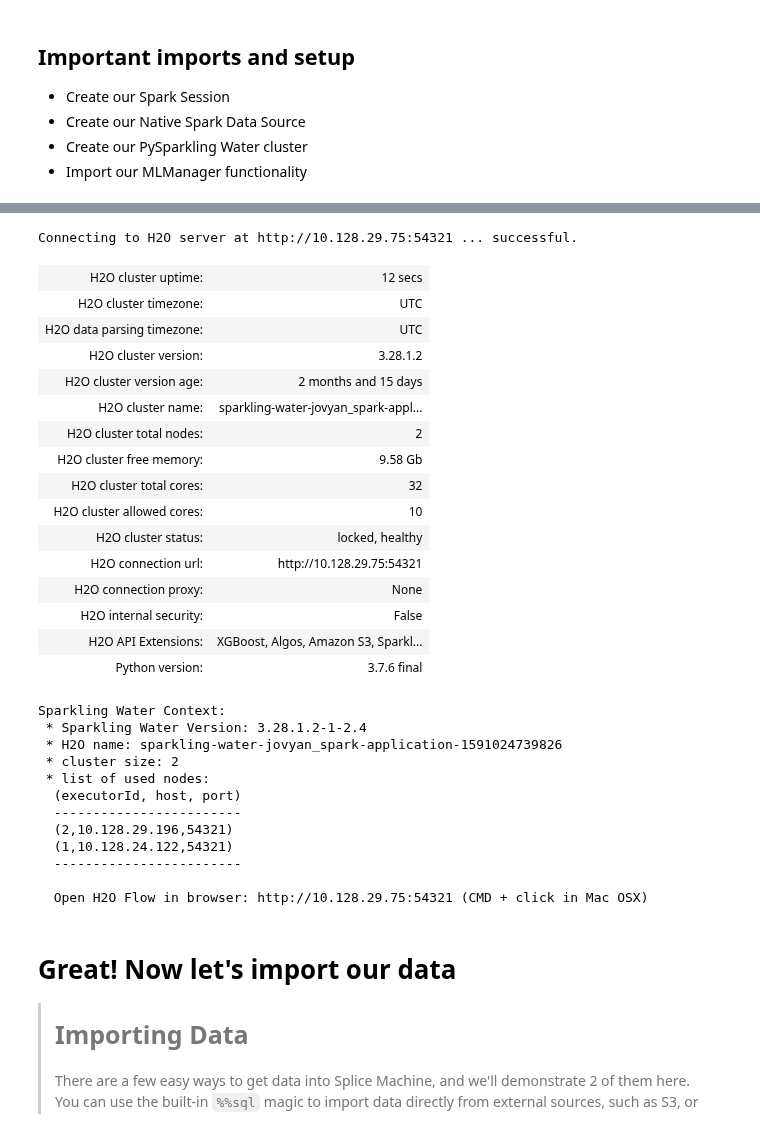
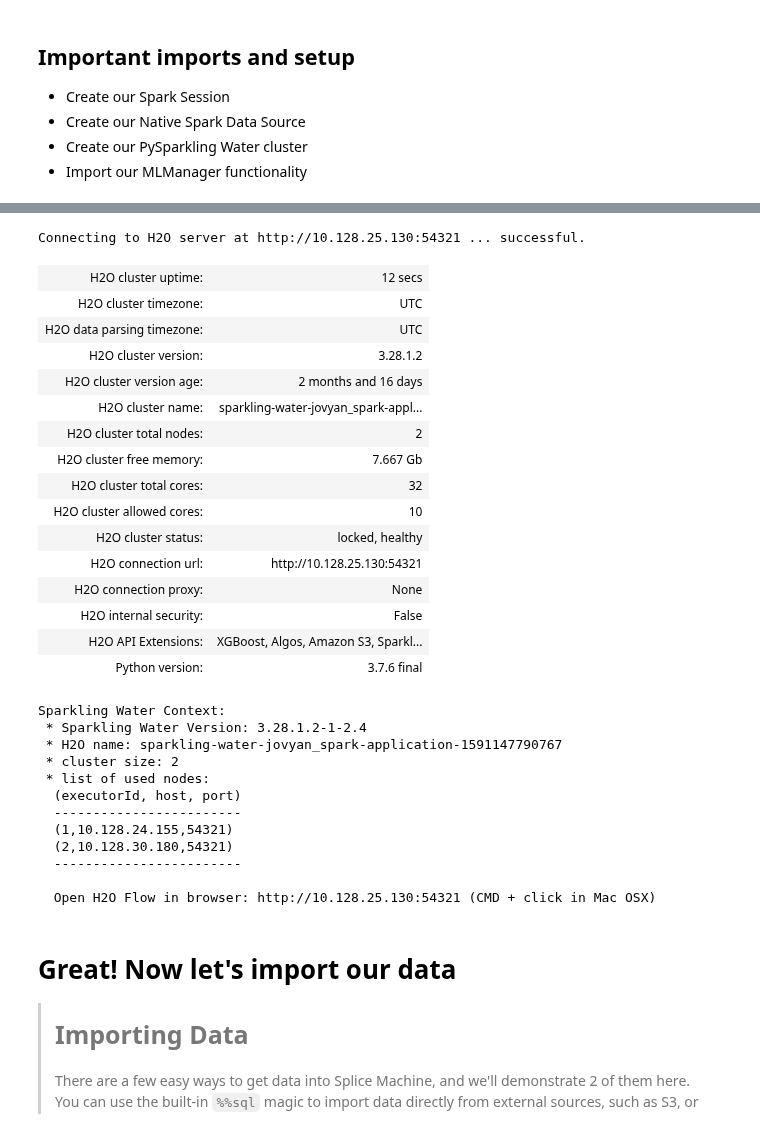
Before and after one commit to splicemachine/jupyter-notebooks, a Jupyter notebook: cloud_notebooks/7. MLManager/MLManager H2O Demo.ipynb, the cells around one changed output, grey strips where cells are left out. Saved outputs shown, nothing was run; the diff lists cells and outputs as text; code cells hidden in the pictures.

```diff
--- a/cloud_notebooks/7. MLManager/MLManager H2O Demo.ipynb
+++ b/cloud_notebooks/7. MLManager/MLManager H2O Demo.ipynb
@@ -102,49 +97,50 @@ scipy.sparse.sparsetools is a private module for scipy.sparse, and should not be
 # %%
 from pyspark.sql import SparkSession
 from splicemachine.spark import PySpliceContext
 from splicemachine.mlflow_support import *
 from pysparkling import *
 import h2o
 
 # Spark Session
-spark = SparkSession.builder.config('spark.executor.memoryOverhead',1000).config('spark.executor.memory','5g').getOrCreate()
+spark = SparkSession.builder.config('spark.driver.memoryOverhead',1000).config('spark.driver.memory','2g').getOrCreate()
+#spark.scheduler.minRegisteredResourcesRatio=1
 # Native Spark Data Source
 splice = PySpliceContext(spark)
 # Register Splice so we can access database functions
 mlflow.register_splice_context(splice)
 # Create H2O Cluster
 conf = H2OConf().setInternalClusterMode()
 hc = H2OContext.getOrCreate(conf)
 # %% [output]
-Connecting to H2O server at http://10.128.29.75:54321 ... successful.
+Connecting to H2O server at http://10.128.25.130:54321 ... successful.
 | H2O cluster uptime: | 12 secs |
 | H2O cluster timezone: | UTC |
 | H2O data parsing timezone: | UTC |
 | H2O cluster version: | 3.28.1.2 |
-| H2O cluster version age: | 2 months and 15 days |
+| H2O cluster version age: | 2 months and 16 days |
 | H2O cluster name: | sparkling-water-jovyan_spark-appl... |
 | H2O cluster total nodes: | 2 |
-| H2O cluster free memory: | 9.58 Gb |
+| H2O cluster free memory: | 7.667 Gb |
 | H2O cluster total cores: | 32 |
 | H2O cluster allowed cores: | 10 |
 | H2O cluster status: | locked, healthy |
-| H2O connection url: | http://10.128.29.75:54321 |
+| H2O connection url: | http://10.128.25.130:54321 |
 | H2O connection proxy: | None |
 | H2O internal security: | False |
 | H2O API Extensions: | XGBoost, Algos, Amazon S3, Sparkl... |
 | Python version: | 3.7.6 final |
 Sparkling Water Context:
  * Sparkling Water Version: 3.28.1.2-1-2.4
- * H2O name: sparkling-water-jovyan_spark-application-1591024739826
+ * H2O name: sparkling-water-jovyan_spark-application-1591147790767
  * cluster size: 2
  * list of used nodes:
   (executorId, host, port)
   ------------------------
-  (2,10.128.29.196,54321)
-  (1,10.128.24.122,54321)
+  (1,10.128.24.155,54321)
+  (2,10.128.30.180,54321)
   ------------------------
 
-  Open H2O Flow in browser: http://10.128.29.75:54321 (CMD + click in Mac OSX)
+  Open H2O Flow in browser: http://10.128.25.130:54321 (CMD + click in Mac OSX)
 # %% [markdown]
 # Great! Now let's import our data
 <style>
```
Also changed, not shown: parts of 41 cells of this notebook.
